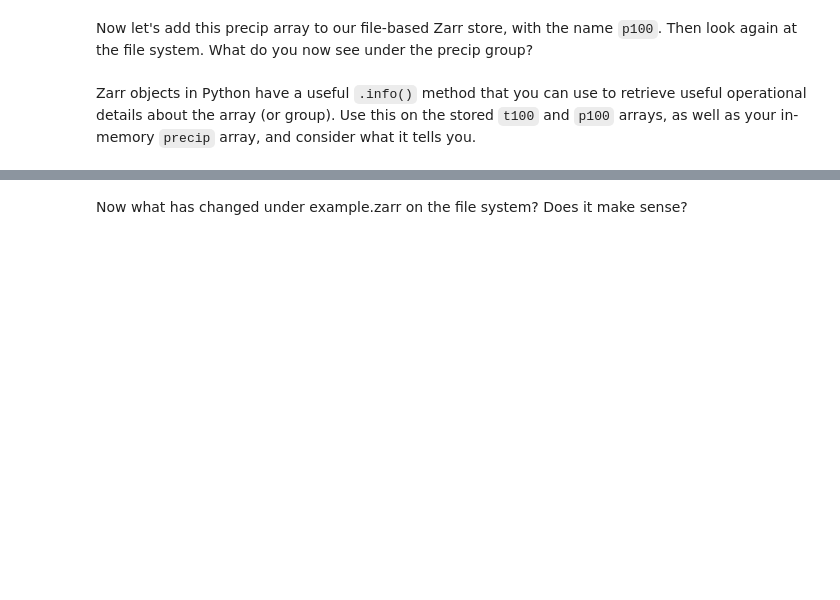
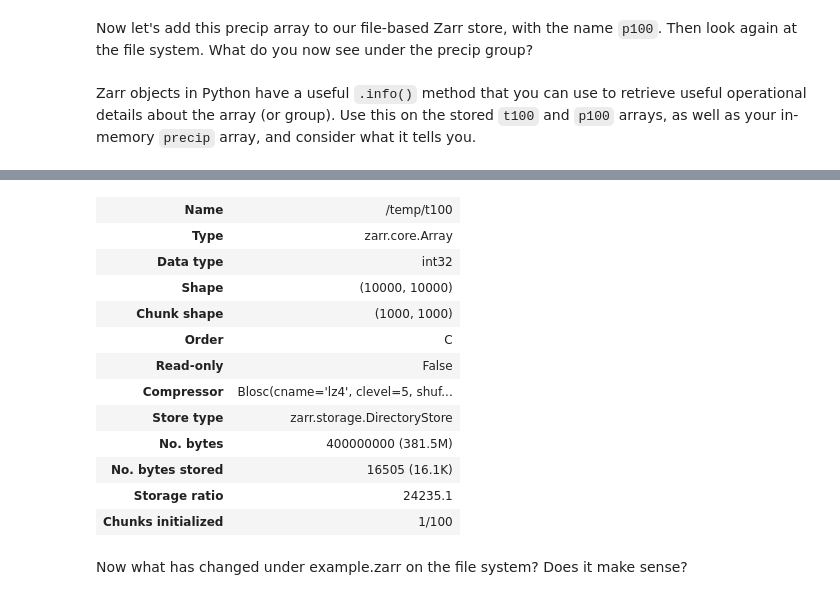
Before and after one commit to mloranty/scalable-computing-examples, a Jupyter notebook: 14-zarr/zarr.ipynb, the cells around one changed output, grey strips where cells are left out. Drawn from its saved outputs; the diff is of its cells as text; code cells hidden in the pictures; blank space fills up the shorter version.

```diff
--- a/14-zarr/zarr.ipynb
+++ b/14-zarr/zarr.ipynb
@@ -64,3 +102,19 @@ Zarr objects in Python have a useful `.info()` method that you can use to retrie
+# %%
+root.temp.t100.info
+# %% [output]
+| Name | /temp/t100 |
+| Type | zarr.core.Array |
+| Data type | int32 |
+| Shape | (10000, 10000) |
+| Chunk shape | (1000, 1000) |
+| Order | C |
+| Read-only | False |
+| Compressor | Blosc(cname='lz4', clevel=5, shuf... |
+| Store type | zarr.storage.DirectoryStore |
+| No. bytes | 400000000 (381.5M) |
+| No. bytes stored | 16505 (16.1K) |
+| Storage ratio | 24235.1 |
+| Chunks initialized | 1/100 |
 # %% [markdown]
 Now what has changed under example.zarr on the file system? Does it make sense?
 # %% [markdown]
```
Also changed, not shown: parts of 23 cells of this notebook, 3 other files.
